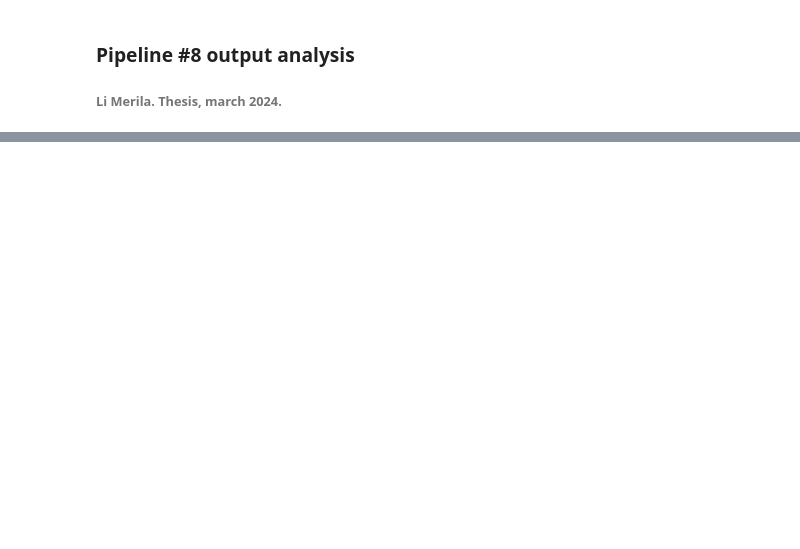
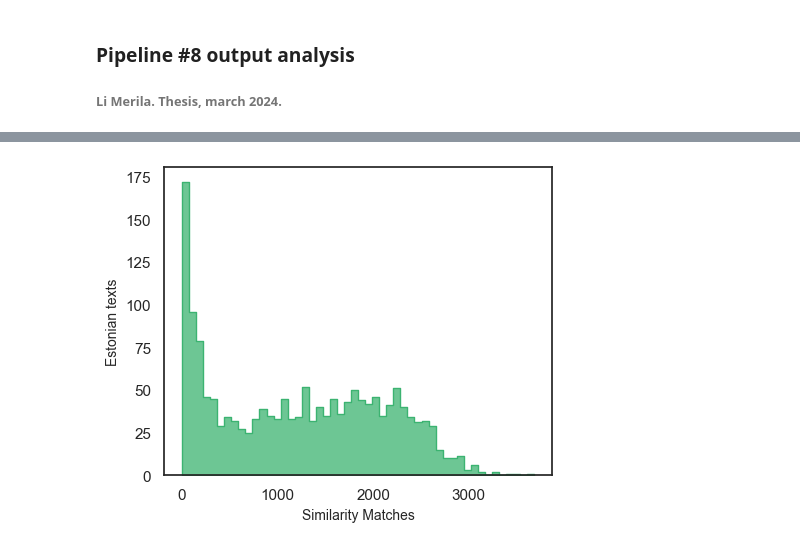
Before and after one commit to goouthy/misinfo-eng-est, a Jupyter notebook: pipeline/textsimilarity/similarity-analysis.ipynb, the cells around one changed output, grey strips where cells are left out. Cells and saved outputs as stored; diff of their text form; code cells hidden in the pictures; blank space fills up the shorter version.

```diff
--- a/pipeline/textsimilarity/similarity-analysis.ipynb
+++ b/pipeline/textsimilarity/similarity-analysis.ipynb
@@ -18,0 +19,6 @@ counts_plot(counts)
+# %%
+counts75 = pd.read_parquet(f'counts-over-threshold_.75.parquet')
+
+counts_plot(counts75)
+# %% [output]
+[figure, added]
```
Also changed, not shown: parts of 2 cells of this notebook, 3 other files.
